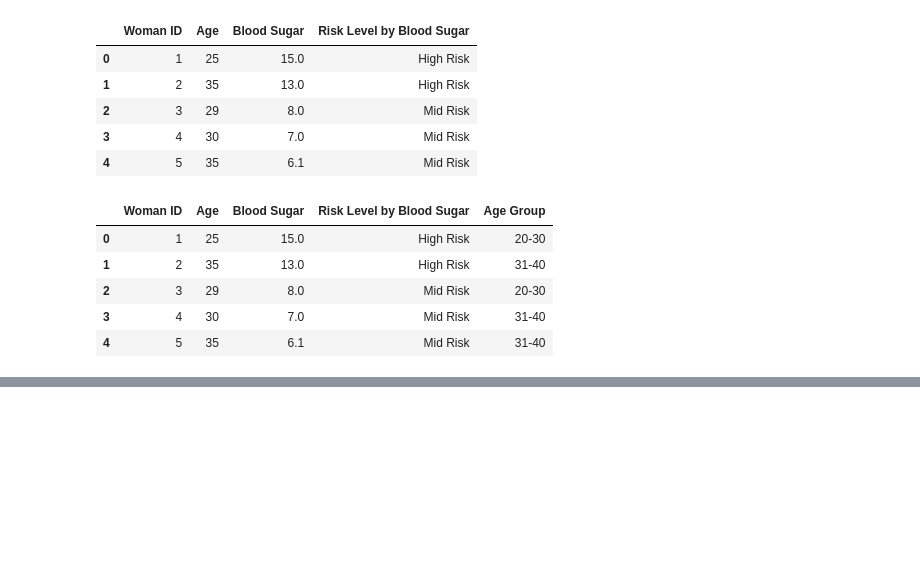
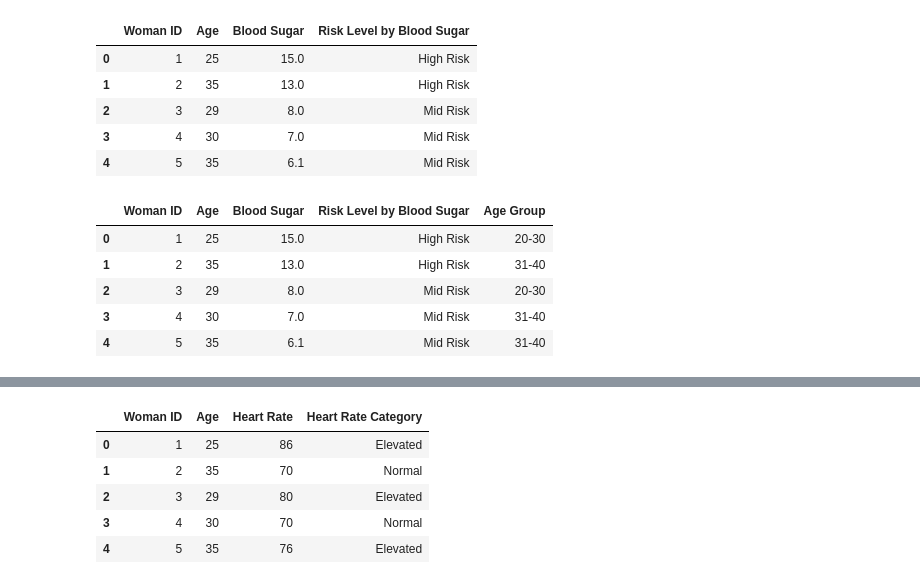
Before and after one commit to larissarmourap/Project1group3, a Jupyter notebook: Project-One.ipynb, the cells around one changed output, grey strips where cells are left out. Saved outputs shown, nothing was run; the diff lists cells and outputs as text; code cells hidden in the pictures; blank space fills up the shorter version.

```diff
--- a/Project-One.ipynb
+++ b/Project-One.ipynb
@@ -303,0 +418,19 @@ plt.show()
+# %%
+# Defining Bins for Heart Rate
+hr_bins = [50, 60, 70, 90, 110]
+hr_labels = ['Low', 'Normal', 'Elevated', 'High']
+
+# Create a copy of DF above to include Heart Rate
+hr_categorized = maternal_hr.copy()
+
+# Use `pd.cut` to categorize Heart Rate
+hr_categorized['Heart Rate Category'] = pd.cut(hr_categorized['Heart Rate'], bins=hr_bins, labels=hr_labels, include_lowest=True)
+
+hr_categorized.head()
+# %% [output]
+|  | Woman ID | Age | Heart Rate | Heart Rate Category |
+| 0 | 1 | 25 | 86 | Elevated |
+| 1 | 2 | 35 | 70 | Normal |
+| 2 | 3 | 29 | 80 | Elevated |
+| 3 | 4 | 30 | 70 | Normal |
+| 4 | 5 | 35 | 76 | Elevated |
```
Also changed, not shown: parts of 23 cells of this notebook, 6 other files.
